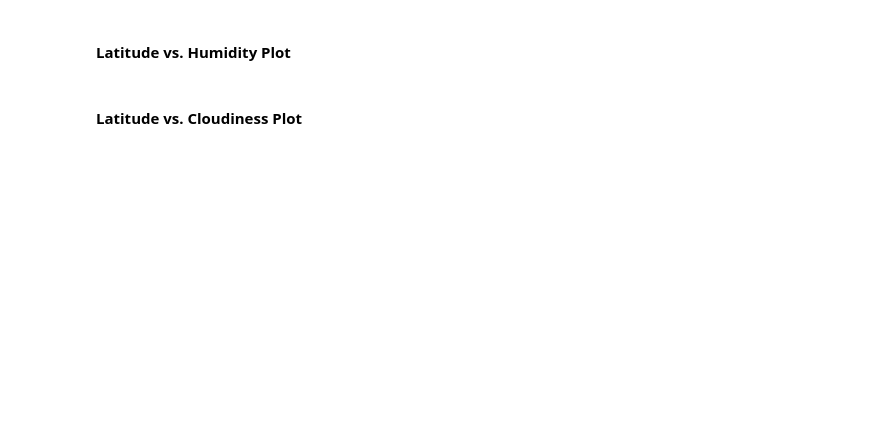
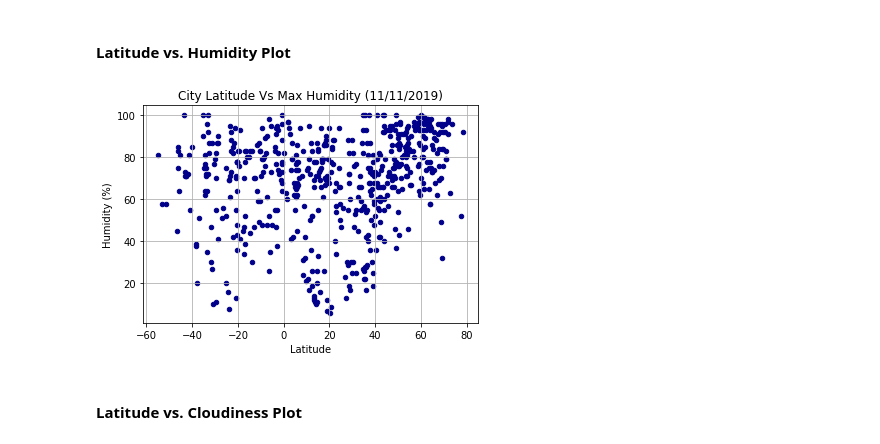
Before and after one commit to abrahambenaim/API---Homework, a Jupyter notebook: WeatherPy.ipynb, the cells around one changed output. Cells and saved outputs as stored; diff of their text form; code cells hidden in the pictures; blank space fills up the shorter version.

```diff
--- a/WeatherPy.ipynb
+++ b/WeatherPy.ipynb
@@ -113,4 +189,13 @@ ValueError: arrays must all be same length
 # %% [markdown]
 #### Latitude vs. Humidity Plot
+# %%
+weather_data.plot(kind='scatter',x='Lat',y='Humidity', c='DarkBlue')
+plt.title('City Latitude Vs Max Humidity ({})'.format(date) )
+plt.xlabel('Latitude')
+plt.ylabel('Humidity (%)')
+plt.grid()
+plt.savefig("/Users/cla/Desktop/UM Data Science/Projects/API---Homework/latvshum.png")
+# %% [output]
+[figure, added]
 # %% [markdown]
 #### Latitude vs. Cloudiness Plot
```
Also changed, not shown: parts of 16 cells of this notebook, 6 other files.
